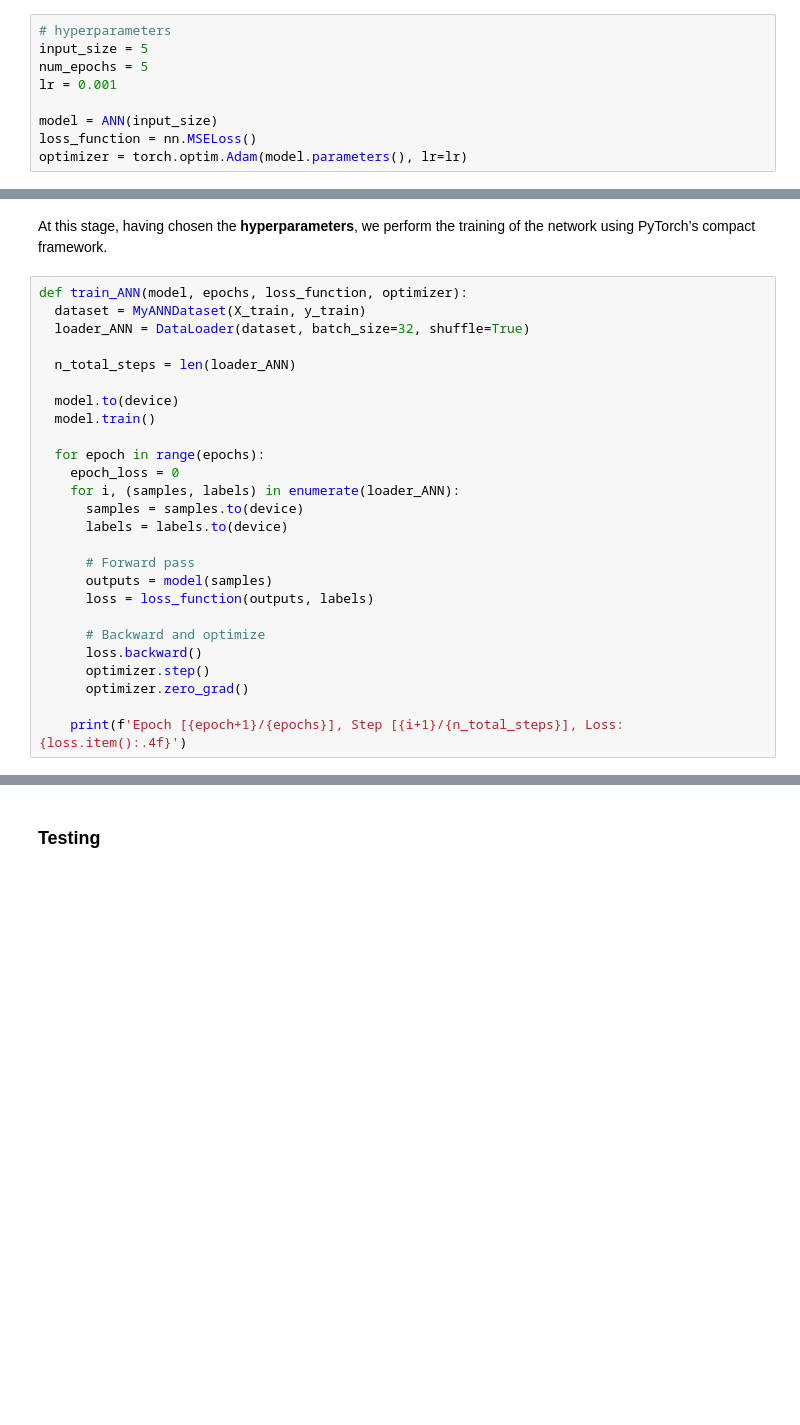
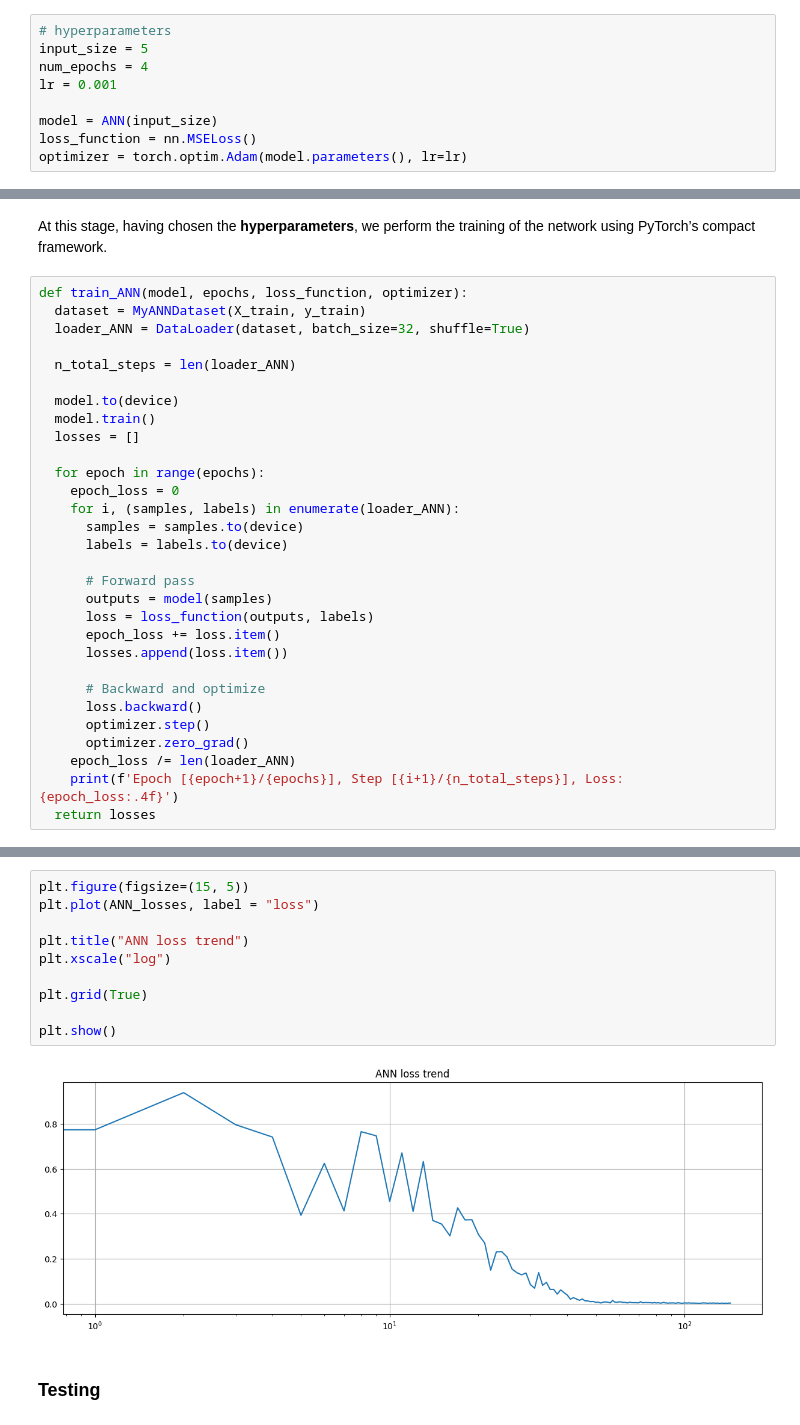
Before and after one commit to RobertoSonzini/NAML_project, a Jupyter notebook: Progetto_NAML_old.ipynb, the cells around one changed output, grey strips where cells are left out. Cells and saved outputs as stored; diff of their text form; blank space fills up the shorter version.

```diff
--- a/Progetto_NAML_old.ipynb
+++ b/Progetto_NAML_old.ipynb
@@ -418,7 +417,7 @@ Here we define the **hyperparameters** that were found empirically to give the b
 # %%
 # hyperparameters
 input_size = 5
-num_epochs = 5
+num_epochs = 4
 lr = 0.001
 
 model = ANN(input_size)
@@ -437,6 +436,7 @@ def train_ANN(model, epochs, loss_function, optimizer):
 
   model.to(device)
   model.train()
+  losses = []
 
   for epoch in range(epochs):
     epoch_loss = 0
@@ -447,11 +447,14 @@ def train_ANN(model, epochs, loss_function, optimizer):
       # Forward pass
       outputs = model(samples)
       loss = loss_function(outputs, labels)
+      epoch_loss += loss.item()
+      losses.append(loss.item())
 
       # Backward and optimize
       loss.backward()
       optimizer.step()
       optimizer.zero_grad()
-
-    print(f'Epoch [{epoch+1}/{epochs}], Step [{i+1}/{n_total_steps}], Loss: {loss.item():.4f}')
+    epoch_loss /= len(loader_ANN)
+    print(f'Epoch [{epoch+1}/{epochs}], Step [{i+1}/{n_total_steps}], Loss: {epoch_loss:.4f}')
+  return losses
 # %%
@@ -467,3 +469,15 @@ Epoch [5/5], Step [36/36], Loss: 0.0048
+# %%
+plt.figure(figsize=(15, 5))
+plt.plot(ANN_losses, label = "loss")
+
+plt.title("ANN loss trend")
+plt.xscale("log")
+
+plt.grid(True)
+
+plt.show()
+# %% [output]
+[figure, added]
 # %% [markdown]
 ### **Testing**
 # %%
```
Also changed, not shown: parts of 25 cells of this notebook.
